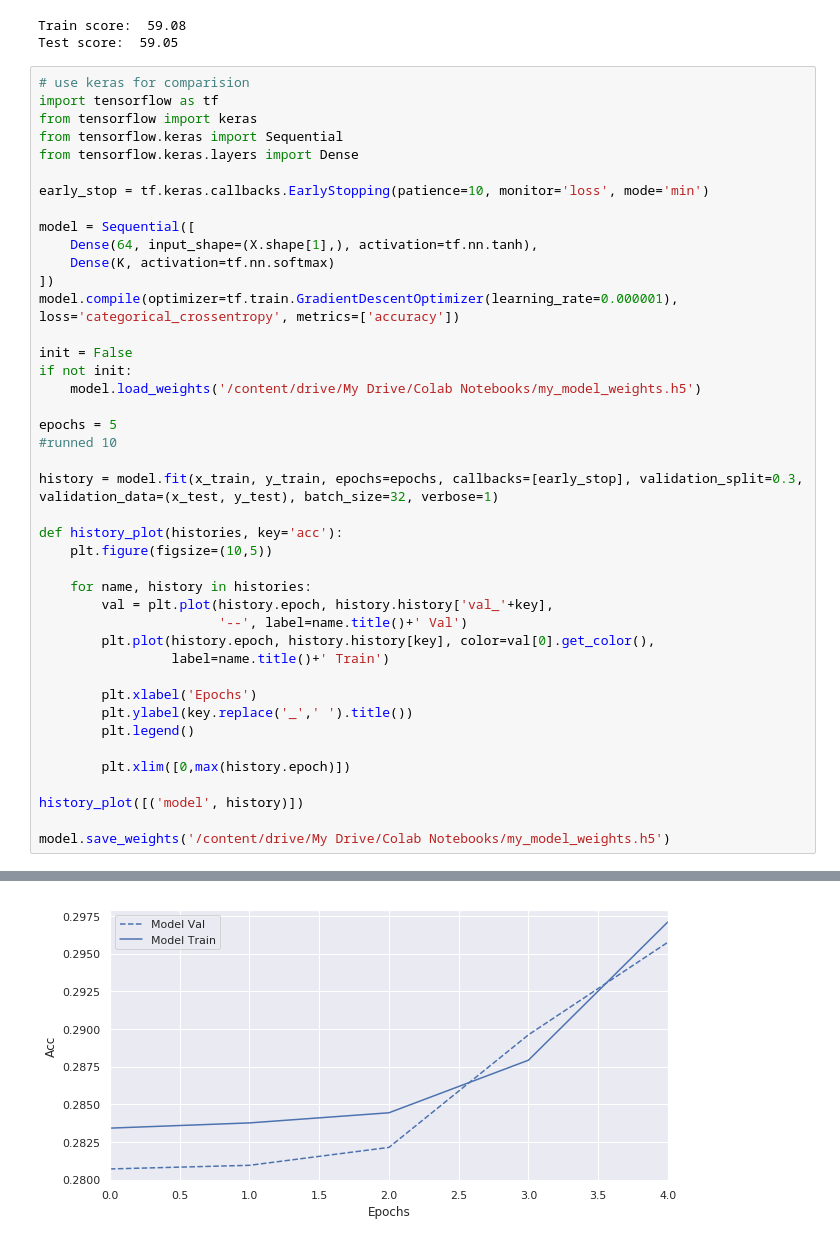
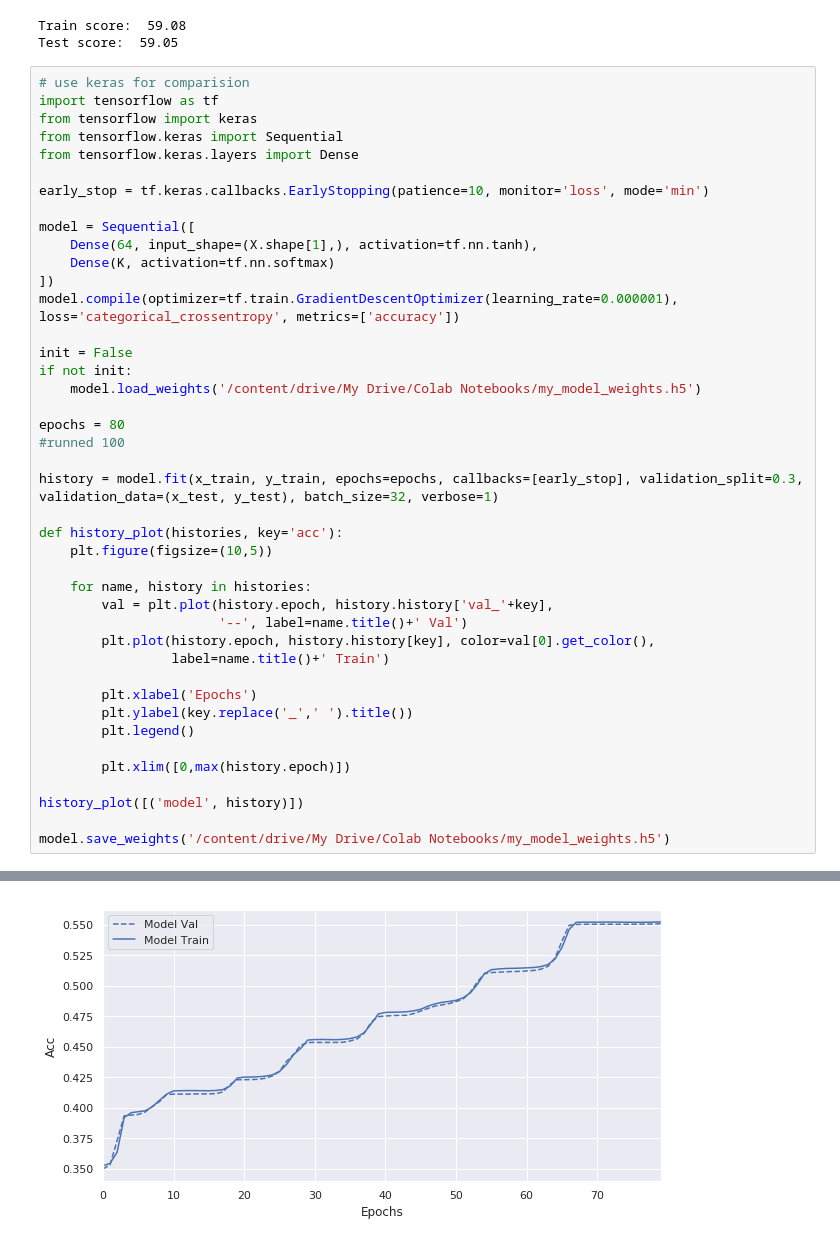
Before and after one commit to ballmdr/Forex-Prediction-Machine_Learning, a Jupyter notebook: Forex_Prediction_Neural_Network_Pure_Numpy.ipynb, the cells around one changed output, grey strips where cells are left out. Cells and saved outputs as stored; diff of their text form.

```diff
--- a/Forex_Prediction_Neural_Network_Pure_Numpy.ipynb
+++ b/Forex_Prediction_Neural_Network_Pure_Numpy.ipynb
@@ -254,8 +254,8 @@ init = False
 if not init:
     model.load_weights('/content/drive/My Drive/Colab Notebooks/my_model_weights.h5')
 
-epochs = 5
-#runned 10
+epochs = 80
+#runned 100
 
 history = model.fit(x_train, y_train, epochs=epochs, callbacks=[early_stop], validation_split=0.3, validation_data=(x_test, y_test), batch_size=32, verbose=1)
 
@@ -292 +298 @@ Epoch 5/5
-[figure, old version]
+[figure, new version]
```
Also changed, not shown: parts of 1 cell of this notebook.
